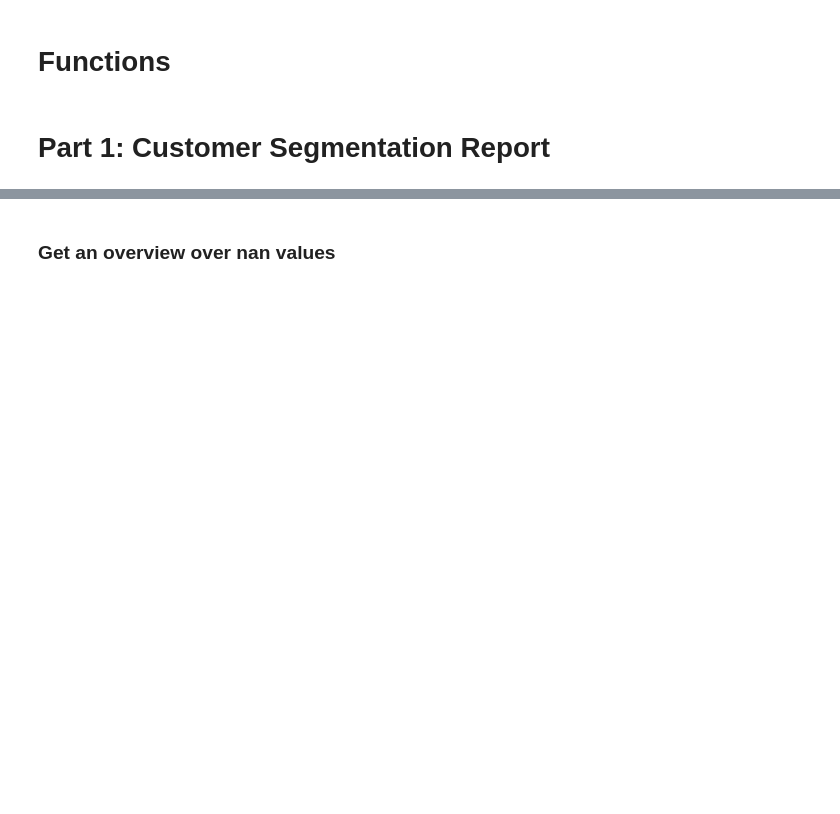
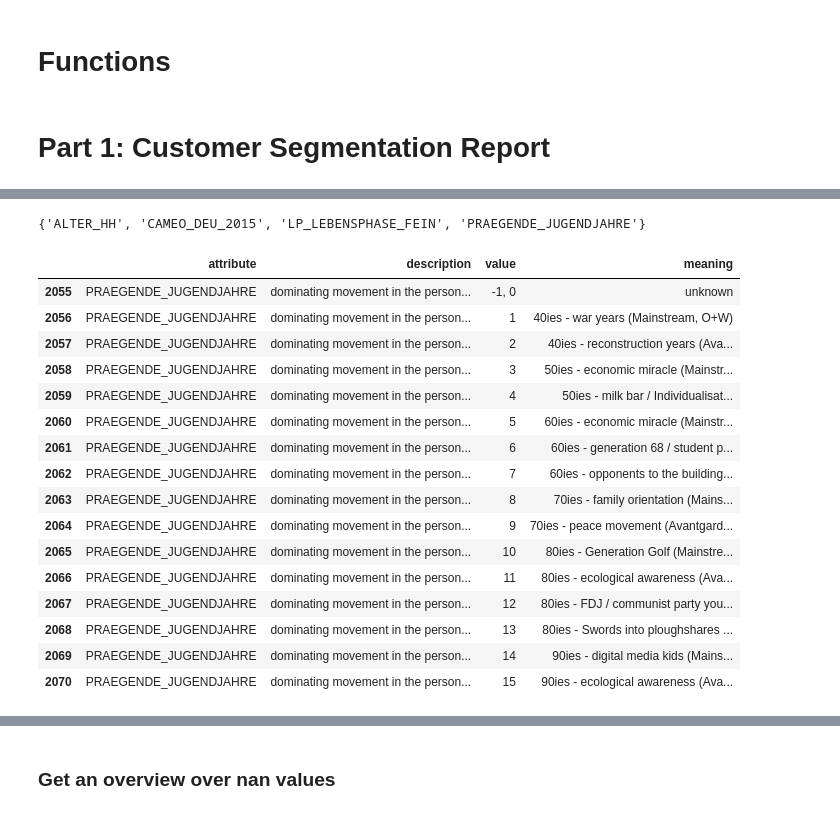
Before and after one commit to TobiPrae/customer_segmentation, a Jupyter notebook: CustomerSegmentation.ipynb, the cells around one changed output, grey strips where cells are left out. Saved outputs shown, nothing was run; the diff lists cells and outputs as text; code cells hidden in the pictures; blank space fills up the shorter version.

```diff
--- a/CustomerSegmentation.ipynb
+++ b/CustomerSegmentation.ipynb
@@ -96,0 +210,24 @@ def get_column_nans(df, sorting_order_ascending=False):
+# %%
+set(df_attributes_values.loc[df_attributes_values["attribute"].isin(more_than_n_unique_values)]["attribute"])
+# %% [output]
+{'ALTER_HH', 'CAMEO_DEU_2015', 'LP_LEBENSPHASE_FEIN', 'PRAEGENDE_JUGENDJAHRE'}
+# %%
+df_attributes_values.loc[df_attributes_values["attribute"] == "PRAEGENDE_JUGENDJAHRE"]
+# %% [output]
+|  | attribute | description | value | meaning |
+| 2055 | PRAEGENDE_JUGENDJAHRE | dominating movement in the person... | -1, 0 | unknown |
+| 2056 | PRAEGENDE_JUGENDJAHRE | dominating movement in the person... | 1 | 40ies - war years (Mainstream, O+W) |
+| 2057 | PRAEGENDE_JUGENDJAHRE | dominating movement in the person... | 2 | 40ies - reconstruction years (Ava... |
+| 2058 | PRAEGENDE_JUGENDJAHRE | dominating movement in the person... | 3 | 50ies - economic miracle (Mainstr... |
+| 2059 | PRAEGENDE_JUGENDJAHRE | dominating movement in the person... | 4 | 50ies - milk bar / Individualisat... |
+| 2060 | PRAEGENDE_JUGENDJAHRE | dominating movement in the person... | 5 | 60ies - economic miracle (Mainstr... |
+| 2061 | PRAEGENDE_JUGENDJAHRE | dominating movement in the person... | 6 | 60ies - generation 68 / student p... |
+| 2062 | PRAEGENDE_JUGENDJAHRE | dominating movement in the person... | 7 | 60ies - opponents to the building... |
+| 2063 | PRAEGENDE_JUGENDJAHRE | dominating movement in the person... | 8 | 70ies - family orientation (Mains... |
+| 2064 | PRAEGENDE_JUGENDJAHRE | dominating movement in the person... | 9 | 70ies - peace movement (Avantgard... |
+| 2065 | PRAEGENDE_JUGENDJAHRE | dominating movement in the person... | 10 | 80ies - Generation Golf (Mainstre... |
+| 2066 | PRAEGENDE_JUGENDJAHRE | dominating movement in the person... | 11 | 80ies - ecological awareness (Ava... |
+| 2067 | PRAEGENDE_JUGENDJAHRE | dominating movement in the person... | 12 | 80ies - FDJ / communist party you... |
+| 2068 | PRAEGENDE_JUGENDJAHRE | dominating movement in the person... | 13 | 80ies - Swords into ploughshares ... |
+| 2069 | PRAEGENDE_JUGENDJAHRE | dominating movement in the person... | 14 | 90ies - digital media kids (Mains... |
+| 2070 | PRAEGENDE_JUGENDJAHRE | dominating movement in the person... | 15 | 90ies - ecological awareness (Ava... |
```
Also changed, not shown: parts of 16 cells of this notebook.
